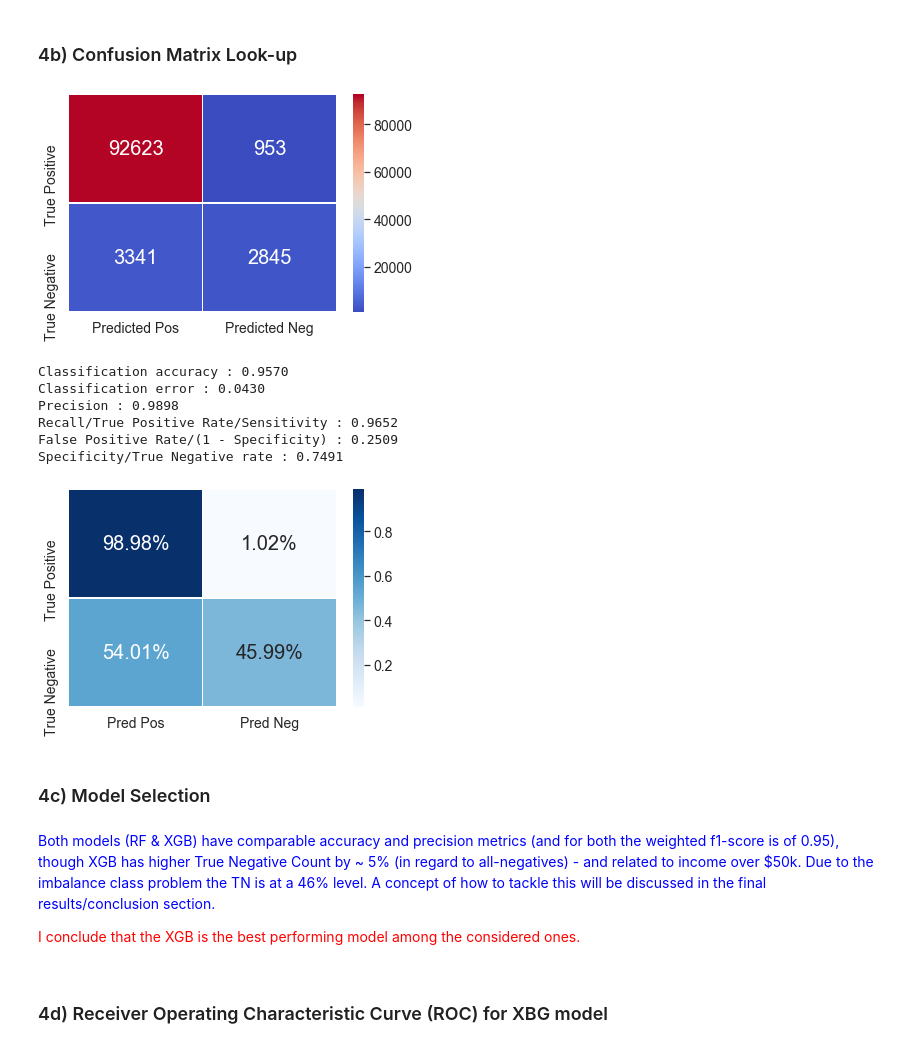
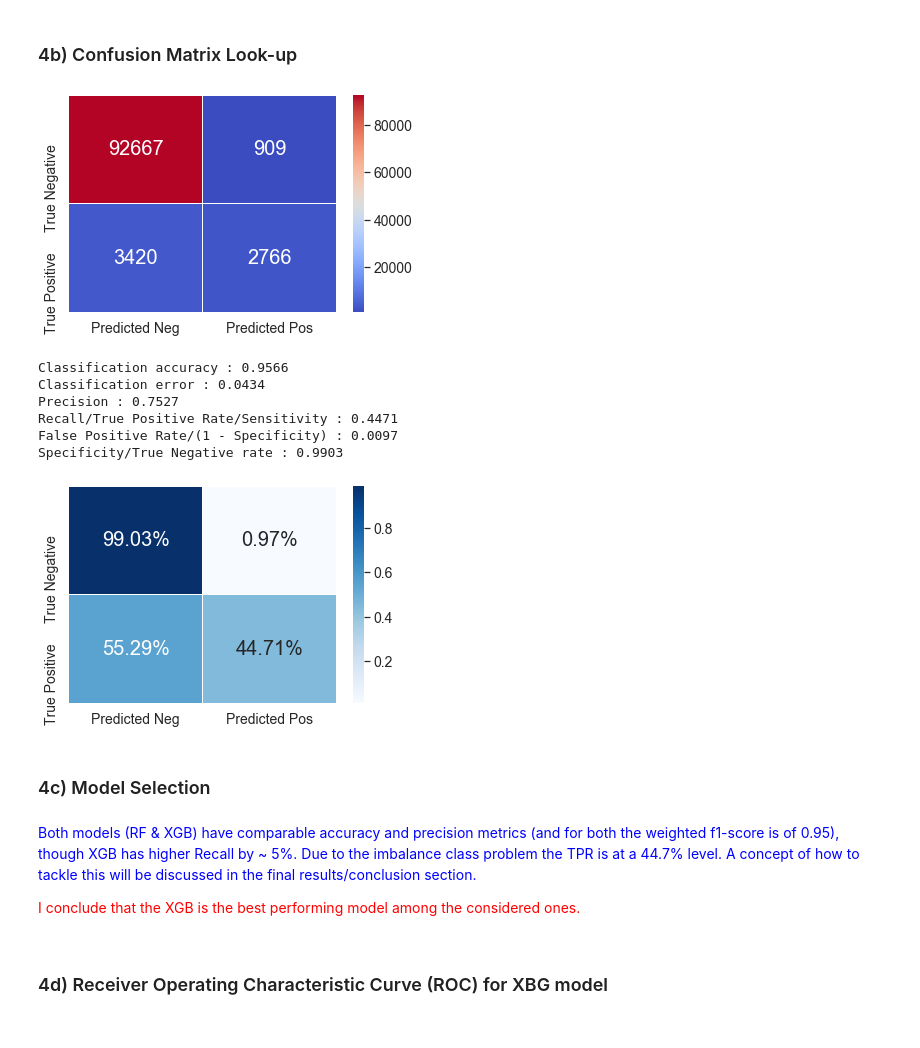
Before and after one commit to rrakowski/Dataiku-Technical-Test, a Jupyter notebook: Technical_Test.ipynb, the cells around one changed output. Cells and saved outputs as stored; diff of their text form; code cells hidden in the pictures.

```diff
--- a/Technical_Test.ipynb
+++ b/Technical_Test.ipynb
@@ -856,8 +858,8 @@ from sklearn.metrics import confusion_matrix
 
 # get confusion matrix
 confusion = confusion_matrix(y_test, y_pred_xgb) #y_pred_xgb y_pred_rnd_forest)
-conf_matrx = pd.DataFrame(data=confusion, columns=['Predicted Pos', 'Predicted Neg'],
-             index=['True Positive', 'True Negative'])
+conf_matrx = pd.DataFrame(data=confusion, columns=['Predicted Neg', 'Predicted Pos'],
+             index=['True Negative', 'True Positive'])
 
 # set figure parameters
 rc = {'font.size': 8, 'xtick.labelsize': 14, 'ytick.labelsize': 14}
@@ -869,70 +871,70 @@ sns.set(rc=rc)
 with sns.axes_style('white'):
     sns.heatmap(conf_matrx, annot=True, fmt='d', cmap='coolwarm' , annot_kws=kws, linewidths=.5)  # cmap='coolwarm' 'YlGnBu'
 # %% [output]
-[figure, old version]
+[figure, new version]
 # %%
-# present matrix's outcome as proportions and print performance metrics
+# present matrix's outcome in language of the rates and print performance metrics
 
 # get modeling results
-TP = confusion[0,0]#   ->  True Positive
-TN = confusion[1,1]#   ->  True Negative
+TN = confusion[0,0]#   ->  True Positive
+TP = confusion[1,1]#   ->  True Negative
 FP = confusion[0,1]#   ->  False Positive
 FN = confusion[1,0]#   ->  False Negative
 
-# compute preditions as proportion of aggregated actual labels
+# compute preditions as rates (proportions)
 confusion = confusion. astype(float)
-confusion[0,0] = TP / float(TP + FP)
-confusion[1,1] = TN / float(TN + FN)
-confusion[0,1] = FP / float(FP + TP)
-confusion[1,0] = FN / float(FN + TN)
+confusion[0,0] = TN / float(TN + FP)# -> TNR
+confusion[1,1] = TP / float(TP + FN)# -> TPR
+confusion[0,1] = FP / float(FP + TN)
+confusion[1,0] = FN / float(FN + TP)
 
-conf_matrx = pd.DataFrame(data=confusion, columns=[ 'Pred Pos', 'Pred Neg'],
-             index=['True Positive', 'True Negative'])
+conf_matrx = pd.DataFrame(data=confusion, columns=['Predicted Neg', 'Predicted Pos'],
+             index=['True Negative', 'True Positive'])
 rc = {'font.size': 8, 'xtick.labelsize': 14, 'ytick.labelsize': 14}
 # Set Figure
 fig, ax = plt.subplots(figsize=(6, 4))
 kws = {"fontsize":20, "ha": 'center',"va": 'center'}
 sns.set(rc=rc)
 with sns.axes_style('white'):
     sns.heatmap(conf_matrx, annot=True, fmt='.2%', cmap="Blues", annot_kws= kws, linewidths=.5)
 
 # print classification accuracy
 classification_accuracy = (TP + TN) / float(TP + TN + FP + FN)
 print('Classification accuracy : {0:0.4f}'.format(classification_accuracy))
 
 # print classification error
 classification_error = (FP + FN) / float(TP + TN + FP + FN)
 print('Classification error : {0:0.4f}'.format(classification_error))
 
 # print precision
 precision = TP / float(TP + FP)
 print('Precision : {0:0.4f}'.format(precision))
 
-# print recall
+# print recall/TPR
 recall = TP / float(TP + FN)
 print('Recall/True Positive Rate/Sensitivity : {0:0.4f}'.format(recall))
 
 # print false_positive_rate
 false_positive_rate = FP / float(FP + TN)
 print('False Positive Rate/(1 - Specificity) : {0:0.4f}'.format(false_positive_rate))
 
 # print specificity
 specificity = TN / (TN + FP)
 print('Specificity/True Negative rate : {0:0.4f}'.format(specificity))
 # %% [output]
-Classification accuracy : 0.9570
-Classification error : 0.0430
-Precision : 0.9898
-Recall/True Positive Rate/Sensitivity : 0.9652
-False Positive Rate/(1 - Specificity) : 0.2509
-Specificity/True Negative rate : 0.7491
+Classification accuracy : 0.9566
+Classification error : 0.0434
+Precision : 0.7527
+Recall/True Positive Rate/Sensitivity : 0.4471
+False Positive Rate/(1 - Specificity) : 0.0097
+Specificity/True Negative rate : 0.9903
-[figure, old version]
+[figure, new version]
 # %% [markdown]
 ### 4c) Model Selection
 # %% [markdown]
 <span style='color:blue'>
 
-Both models (RF & XGB) have comparable accuracy and precision metrics (and for both the weighted f1-score is of 0.95), though XGB has higher True Negative Count  by ~ 5% (in regard to all-negatives) - and related to income over $50k. Due to the imbalance class problem the TN is at a 46% level. A concept of how to tackle this will be discussed in the final results/conclusion section.\
+Both models (RF & XGB) have comparable accuracy and precision metrics (and for both the weighted f1-score is of 0.95), though XGB has higher Recall by ~ 5%. Due to the imbalance class problem the TPR is at a 44.7% level. A concept of how to tackle this will be discussed in the final results/conclusion section.\
 </span>
 
 <span style='color:red'>I conclude that the XGB is the best performing model among the considered ones.</span>
```
Also changed, not shown: parts of 12 cells of this notebook.
